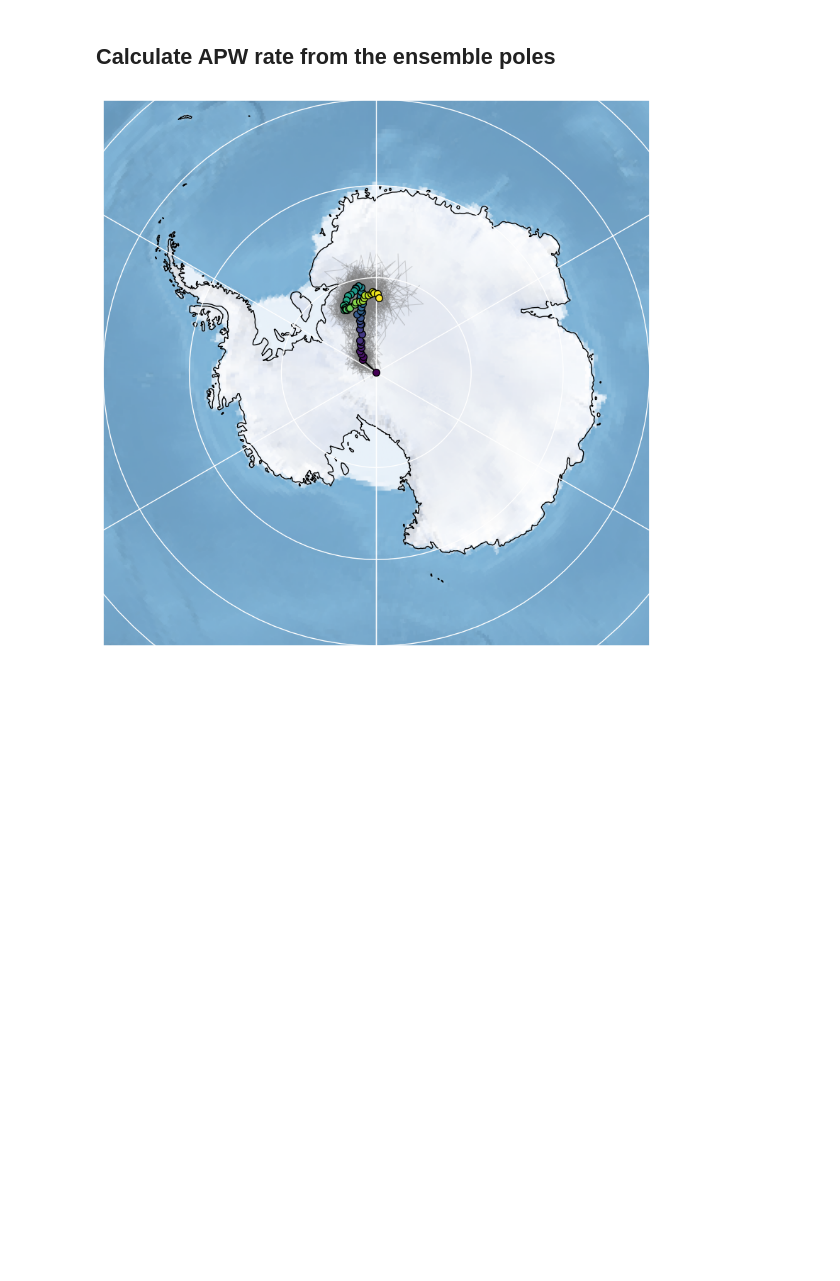
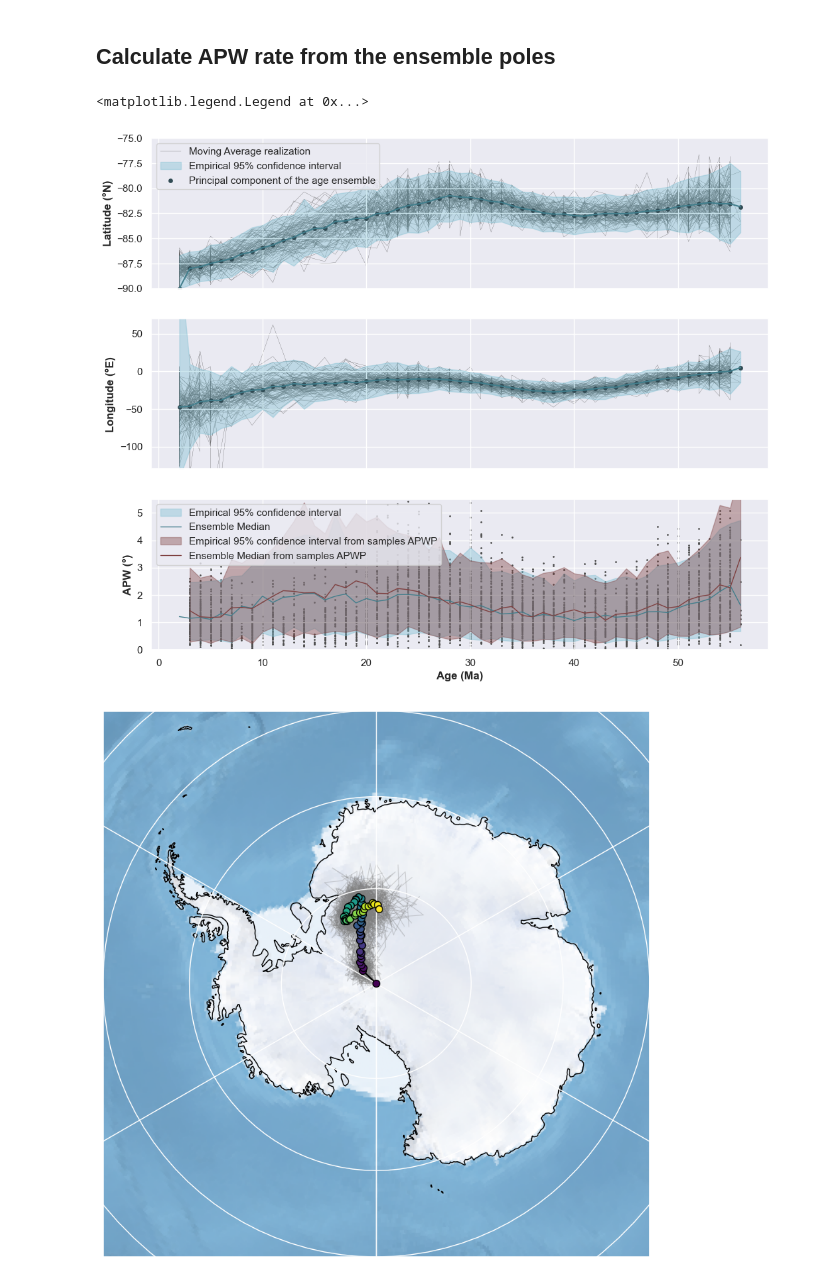
Before and after one commit to PolarWandering/Gallo_etal_2023_APWP_construction, a Jupyter notebook: code/weighted_bootstrap.ipynb, the cells around one changed output. Drawn from its saved outputs; the diff is of its cells as text; code cells hidden in the pictures; blank space fills up the shorter version.

Commit message:
figure now includes comparisons

```diff
--- a/code/weighted_bootstrap.ipynb
+++ b/code/weighted_bootstrap.ipynb
@@ -313,35 +316,38 @@ axes[0].scatter(ensemble_PC_eff_age.X, ensemble_PC_eff_age.PC(quantile)[1],color
 axes[0].plot(ensemble_PC_eff_age.X, ensemble_PC_eff_age.PC(quantile)[1],color="#427E8C")
 
 # LONGITUDES
 for run, df_run in df_RM_ensemble_50.groupby('run'):
     axes[1].plot(df_run.effective_age.tolist(), df_run.plon.tolist(), color="#4F4F4F", zorder =0, linewidth=0.2)
 axes[1].plot(df_run.effective_age.tolist(), df_run.plon.tolist(), color="#4F4F4F", zorder =0, linewidth=0.2, label = 'Moving Average realization')
 axes[1].fill_between(ensemble_PC_eff_age.X, ensemble_PC_eff_age.Lat_Lon_bounds(quantile)[0], ensemble_PC_eff_age.Lat_Lon_bounds(quantile)[1], color= "#7DBFD2", alpha=.40, zorder =1, label=f"Empirical {quantile}% confidence interval")
 # axes[1].plot(ensemble_PC.X, ensemble_lon.q16,color="#590E0E", zorder =3, linewidth=0.2)
 axes[1].scatter(ensemble_PC_eff_age.X, ensemble_PC_eff_age.PC(quantile)[0],color="#314B54", s = 15,  label = 'Principal component of the age ensemble')
 axes[1].plot(ensemble_PC_eff_age.X, ensemble_PC_eff_age.PC(quantile)[0],color="#427E8C")
 
 for run, df_run in df_RM_ensemble[df_RM_ensemble['run'].isin(range(0,100))].groupby('run'):
     axes[2].scatter(df_run.effective_age.to_numpy()[df_run.effective_age.to_numpy() > 2], df_run.APW_rate_eff_age.to_numpy()[df_run.effective_age.to_numpy() > 2], color="#4F4F4F", zorder =0, s=1)
 # # axes[1,1].plot(df_run.age.tolist(), df_run.plon.tolist(), color="#4F4F4F", zorder =0, linewidth=0.2, label = 'Moving Average realization')
 axes[2].fill_between(np.sort(ensemble_apw_eff.X)[1:], ensemble_apw_eff.q5[1:],ensemble_apw_eff.q95[1:], color= "#7DBFD2", alpha=.40, zorder =1, label=f"Empirical {quantile}% confidence interval")
 axes[2].plot(np.sort(ensemble_apw_eff.X), ensemble_apw_eff.q50,color="#427E8C", zorder =3, linewidth=1, label="Ensemble Median")
 
 
-axes[2].fill_between(np.sort(ensemble_apw_ef_ .X)[1:], ensemble_apw_ef_ .q5[1:],ensemble_apw_ef_ .q95[1:], color= "#7F4141", alpha=.40, zorder =1, label=f"Empirical {quantile}% confidence interval")
+axes[2].fill_between(np.sort(ensemble_apw_ef_ .X)[1:], ensemble_apw_ef_ .q5[1:],ensemble_apw_ef_ .q95[1:], color= "#7F4141", alpha=.40, zorder =1, label=f"Empirical {quantile}% confidence interval from samples APWP")
 axes[2].plot(np.sort(ensemble_apw_ef_ .X), ensemble_apw_ef_ .q50,color="#7F4141", zorder =3, linewidth=1, label="Ensemble Median from samples APWP")
 
 
 # axes[2].fill_between(np.sort(ensemble_apw_eff_ .X)[1:], ensemble_apw_eff_ .q5[1:],ensemble_apw_eff_ .q95[1:], color= "red", alpha=.40, zorder =1, label=f"Empirical {quantile}% confidence interval")
 
 # axes[1,1].plot(ensemble_PC.X, ensemble_lon.q16,color="#590E0E", zorder =3, linewidth=0.2)
 
 axes[0].set_ylim(-90,-75)
 axes[1].set_ylim(-130,70)
-axes[2].set_ylim(0,4.5)
+axes[2].set_ylim(0,5.5)
 axes[0].legend(loc="upper left")
 axes[2].legend(loc="upper left")
 #plt.savefig(os.path.join(current_path, '..') + '/figures/3/ensemble.jpg', dpi =600, bbox_inches='tight')
+# %% [output]
+<matplotlib.legend.Legend at 0x...>
+[figure, added]
 # %%
 # Visualization
 
```
Also changed, not shown: parts of 1 cell of this notebook.
